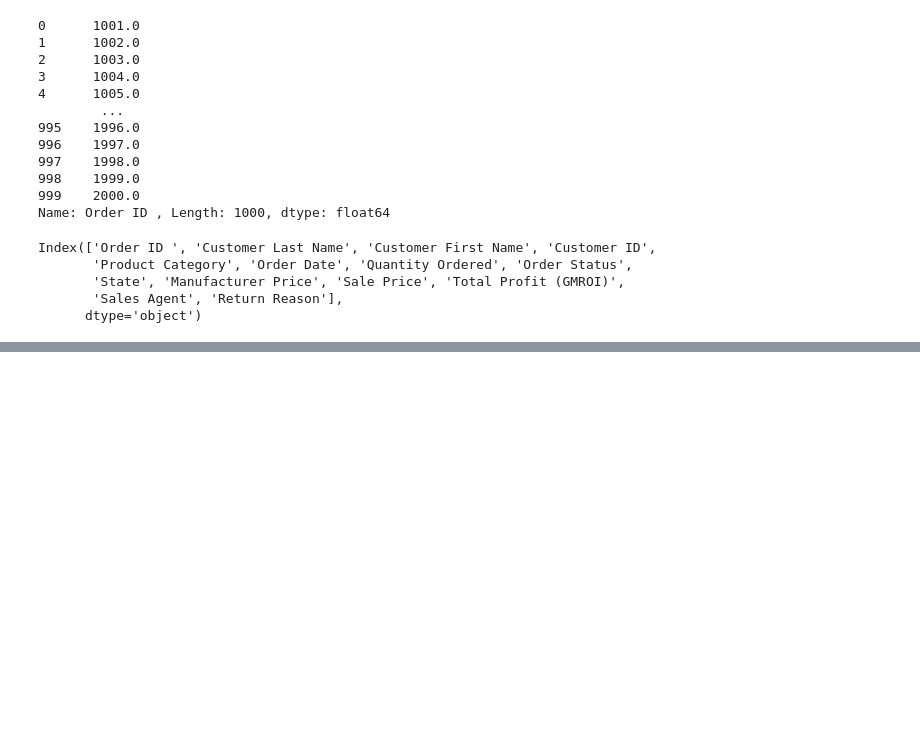
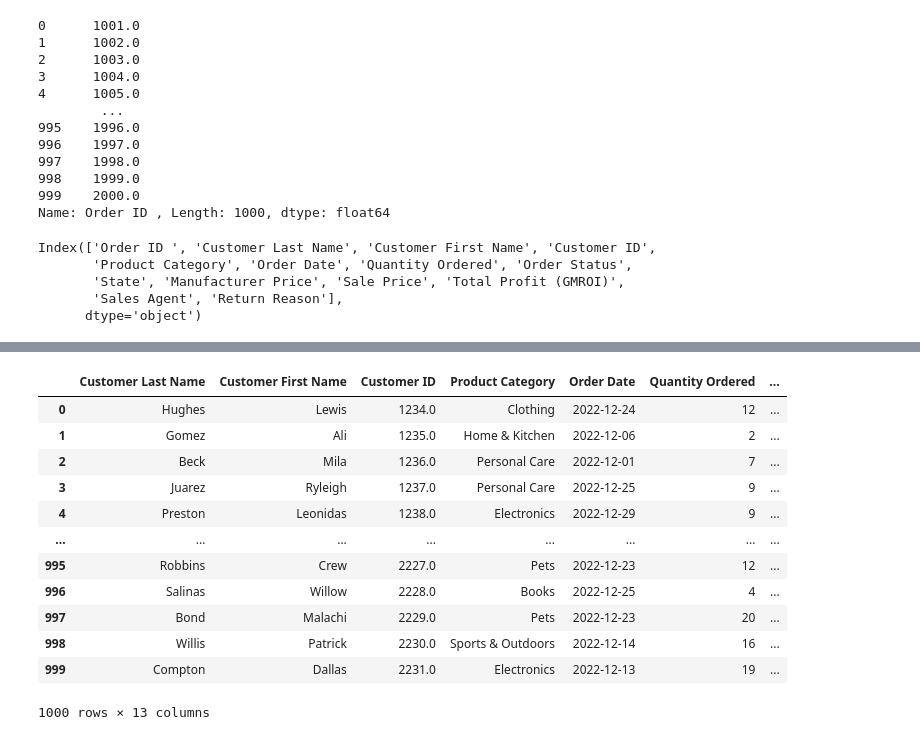
Before and after one commit to ngnquanq/aiesec_da, a Jupyter notebook: notebooks/eda.ipynb, the cells around one changed output, grey strips where cells are left out. Drawn from its saved outputs; the diff is of its cells as text; code cells hidden in the pictures; blank space fills up the shorter version.

```diff
--- a/notebooks/eda.ipynb
+++ b/notebooks/eda.ipynb
@@ -234,8 +316,7 @@ Index(['Order ID ', 'Customer Last Name', 'Customer First Name', 'Customer ID',
 # %%
-reg_sale_10['Order ID'] = reg_sale_10['Order ID'].astype('object')
-reg_sale_10['Customer ID'] = reg_sale_10['Customer ID'].astype('object')
-reg_sale_10['Product Category'] = reg_sale_10['Product Category'].astype('category')
-reg_sale_10['Quantity Ordered'] = reg_sale_10['Quantity Ordered'].astype('int')
-reg_sale_10['Order Status'] = reg_sale_10['Order Status'].astype('category')
-reg_sale_10['Sales Agent'] = reg_sale_10['Sales Agent'].astype('category')
-reg_sale_10['Return Reason'] = reg_sale_10['Return Reason'].astype('category')
+customer['Customer ID'] = customer['Customer ID'].astype('object')
+customer['Product Category'] = customer['Product Category'].astype('category')
+customer['Quantity Ordered'] = customer['Quantity Ordered'].astype('int')
+customer['Order Status'] = customer['Order Status'].astype('category')
+customer['State'] = customer['State'].astype('category')
+customer['Postal Code'] = customer['Postal Code'].astype('object')
@@ -243,0 +340,16 @@ KeyError: 'Order ID'
+# %%
+customer
+# %% [output]
+|  | Customer Last Name | Customer First Name | Customer ID | Product Category | Order Date | Quantity Ordered | ... |
+| 0 | Hughes | Lewis | 1234.0 | Clothing | 2022-12-24 | 12 | ... |
+| 1 | Gomez | Ali | 1235.0 | Home & Kitchen | 2022-12-06 | 2 | ... |
+| 2 | Beck | Mila | 1236.0 | Personal Care | 2022-12-01 | 7 | ... |
+| 3 | Juarez | Ryleigh | 1237.0 | Personal Care | 2022-12-25 | 9 | ... |
+| 4 | Preston | Leonidas | 1238.0 | Electronics | 2022-12-29 | 9 | ... |
+| ... | ... | ... | ... | ... | ... | ... | ... |
+| 995 | Robbins | Crew | 2227.0 | Pets | 2022-12-23 | 12 | ... |
+| 996 | Salinas | Willow | 2228.0 | Books | 2022-12-25 | 4 | ... |
+| 997 | Bond | Malachi | 2229.0 | Pets | 2022-12-23 | 20 | ... |
+| 998 | Willis | Patrick | 2230.0 | Sports & Outdoors | 2022-12-14 | 16 | ... |
+| 999 | Compton | Dallas | 2231.0 | Electronics | 2022-12-13 | 19 | ... |
+1000 rows × 13 columns
```
Also changed, not shown: parts of 15 cells of this notebook, 1 other file.
